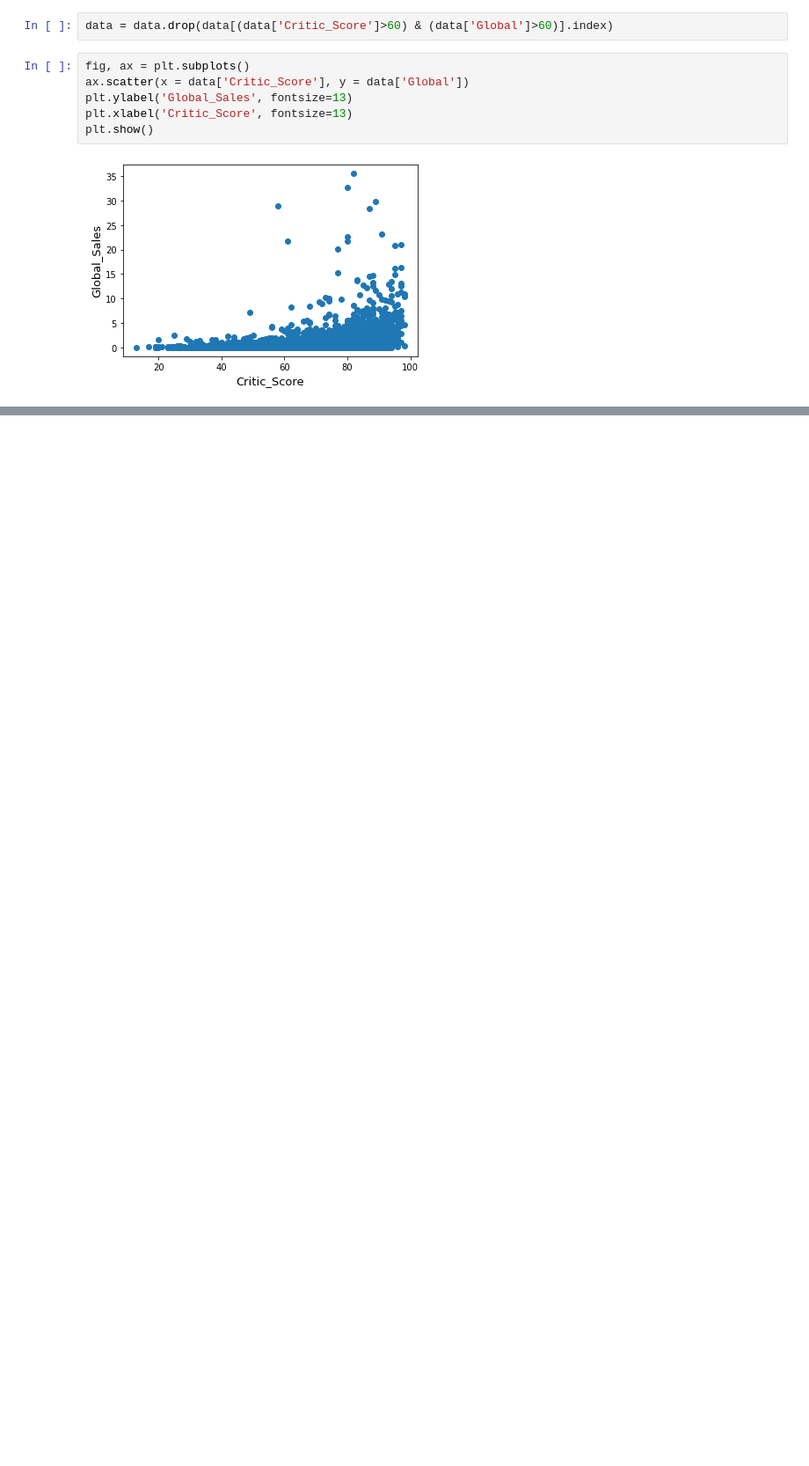
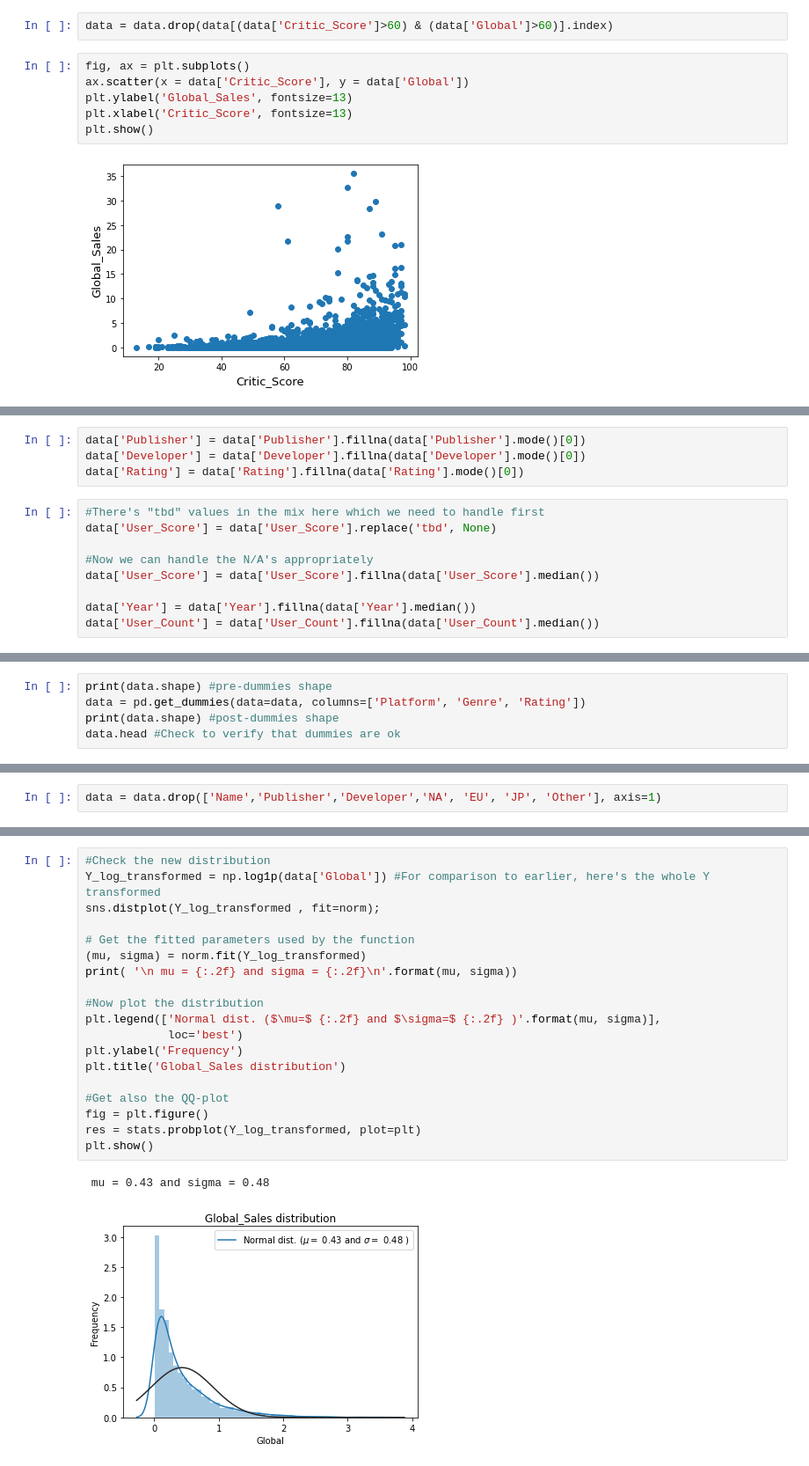
Before and after one commit to VisarutDear/Data-Analytics-Project, a Jupyter notebook: data analytics project/Predict-video-game-sales.ipynb, the cells around one changed output, grey strips where cells are left out. Shown: that part at 88% size. Drawn from its saved outputs; the diff is of its cells as text; blank space fills up the shorter version.

```diff
--- a/data analytics project/Predict-video-game-sales.ipynb
+++ b/data analytics project/Predict-video-game-sales.ipynb
@@ -73,0 +200,13 @@ plt.show()
+# %%
+data['Publisher'] = data['Publisher'].fillna(data['Publisher'].mode()[0])
+data['Developer'] = data['Developer'].fillna(data['Developer'].mode()[0])
+data['Rating'] = data['Rating'].fillna(data['Rating'].mode()[0])
+# %%
+#There's "tbd" values in the mix here which we need to handle first
+data['User_Score'] = data['User_Score'].replace('tbd', None)
+
+#Now we can handle the N/A's appropriately
+data['User_Score'] = data['User_Score'].fillna(data['User_Score'].median())
+
+data['Year'] = data['Year'].fillna(data['Year'].median())
+data['User_Count'] = data['User_Count'].fillna(data['User_Count'].median())
@@ -73,0 +289,5 @@ plt.show()
+# %%
+print(data.shape) #pre-dummies shape
+data = pd.get_dummies(data=data, columns=['Platform', 'Genre', 'Rating'])
+print(data.shape) #post-dummies shape
+data.head #Check to verify that dummies are ok
@@ -73,0 +324,2 @@ plt.show()
+# %%
+data = data.drop(['Name','Publisher','Developer','NA', 'EU', 'JP', 'Other'], axis=1)
@@ -73,0 +367,22 @@ plt.show()
+# %%
+#Check the new distribution
+Y_log_transformed = np.log1p(data['Global']) #For comparison to earlier, here's the whole Y transformed
+sns.distplot(Y_log_transformed , fit=norm);
+
+# Get the fitted parameters used by the function
+(mu, sigma) = norm.fit(Y_log_transformed)
+print( '\n mu = {:.2f} and sigma = {:.2f}\n'.format(mu, sigma))
+
+#Now plot the distribution
+plt.legend(['Normal dist. ($\mu=$ {:.2f} and $\sigma=$ {:.2f} )'.format(mu, sigma)],
+            loc='best')
+plt.ylabel('Frequency')
+plt.title('Global_Sales distribution')
+
+#Get also the QQ-plot
+fig = plt.figure()
+res = stats.probplot(Y_log_transformed, plot=plt)
+plt.show()
+# %% [output]
+ mu = 0.43 and sigma = 0.48
+[figure, added]
```
Also changed, not shown: parts of 41 cells of this notebook, 4 other files.
